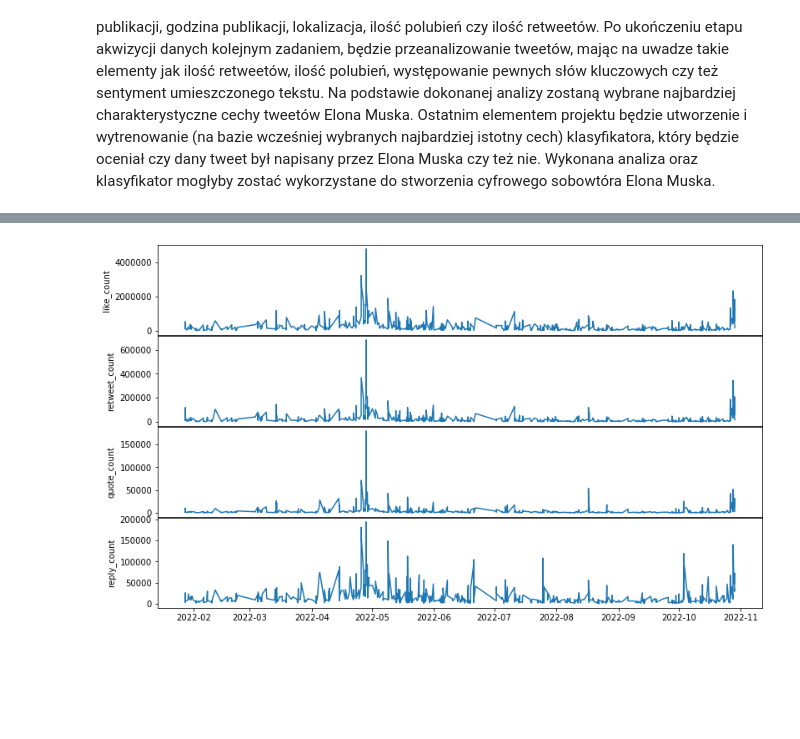
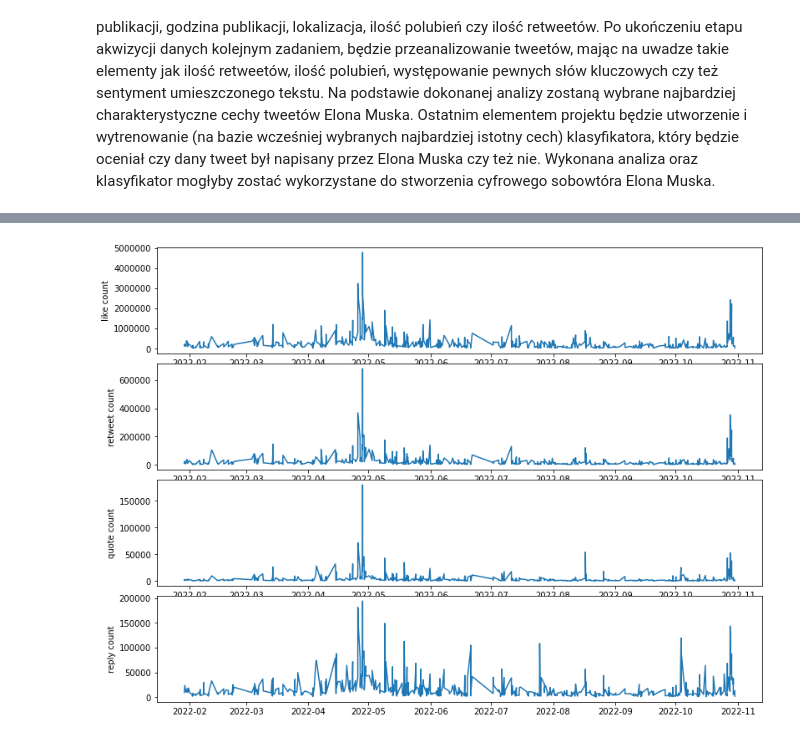
Before and after one commit to Wiktor-99/MAED, a Jupyter notebook: elon_musk_tweet_classification.ipynb, the cells around one changed output, grey strips where cells are left out. Drawn from its saved outputs; the diff is of its cells as text; code cells hidden in the pictures; blank space fills up the shorter version.

```diff
--- a/elon_musk_tweet_classification.ipynb
+++ b/elon_musk_tweet_classification.ipynb
@@ -35,7 +35,7 @@ user = 'elonmusk'
 
 def fetch_tweets_from_user(user, client):
     id = client.get_user(username=user)
-    tweet_fields=['id', 'created_at', 'public_metrics', 'text', 'source', 'possibly_sensitive', 'lang', 'entities', 'context_annotations']
+    tweet_fields=['author_id', 'created_at', 'public_metrics', 'text', 'source', 'possibly_sensitive', 'lang', 'entities', 'context_annotations']
 
     paginator = tweepy.Paginator(
         method = client.get_users_tweets,
@@ -47,6 +47,9 @@ def fetch_tweets_from_user(user, client):
 
 tweets = fetch_tweets_from_user(user, client)
 # %%
+def is_elon_musk_tweet(tweet):
+    elon_musk_id = 44196397
+    return [tweet.author_id == elon_musk_id]
 
 def clean_tweet(tweet):
     return re.sub(r"http\S+", "", tweet)
@@ -56,7 +59,8 @@ def get_tweet_sentiment(tweet):
         return [analysis.sentiment.polarity]
 
 def get_basic_tweet_data(tweet):
-    return [tweet.id, tweet.created_at, clean_tweet(tweet.text), tweet.source, tweet.possibly_sensitive, tweet.lang]
+    elon_musk_id = 44196397
+    return [tweet.author_id == elon_musk_id, tweet.created_at, clean_tweet(tweet.text), tweet.source, tweet.possibly_sensitive, tweet.lang]
 
 def get_public_metrics(tweet):
     return tweet.public_metrics.values()
@@ -75,17 +79,17 @@ def make_pd_data_frame(tweets, columns, tweet_data_extract_functions):
     return df
 # %%
 columns=[
-    'id',
-    'created_at',
+    'is Elon musk',
+    'created at',
     'text',
     'source',
-    'possibly_sensitive',
+    'possibly sensitive',
     'lang',
     'sentiment',
-    'retweet_count',
-    'reply_count',
-    'like_count',
-    'quote_count']
+    'retweet count',
+    'reply count',
+    'like count',
+    'quote count']
 
 tweet_data_extract_functions = [get_basic_tweet_data, get_tweet_sentiment, get_public_metrics]
 
@@ -162,15 +154,15 @@ data_frame_annotation.head(len(tweets))
 # %%
-ylabels = ["like_count","retweet_count", 'quote_count', 'reply_count']
+ylabels = ["like count","retweet count", 'quote count', 'reply count']
 
-fig = plt.figure(figsize=(13,8))
-fig.subplots_adjust(hspace=0.01,wspace=0.01)
+fig = plt.figure(figsize=(13,10))
+fig.subplots_adjust(hspace=0.1,wspace=0.01)
 
 n_row = len(ylabels)
 n_col = 1
 for count, ylabel in enumerate(ylabels):
     ax = fig.add_subplot(n_row,n_col,count+1)
-    ax.plot(data_frame["created_at"],data_frame[ylabel])
+    ax.plot(data_frame["created at"], data_frame[ylabel].to_numpy())
     ax.set_ylabel(ylabel)
 plt.show()
 # %% [output]
-[figure, old version]
+[figure, new version]
```
Also changed, not shown: parts of 2 cells of this notebook.
